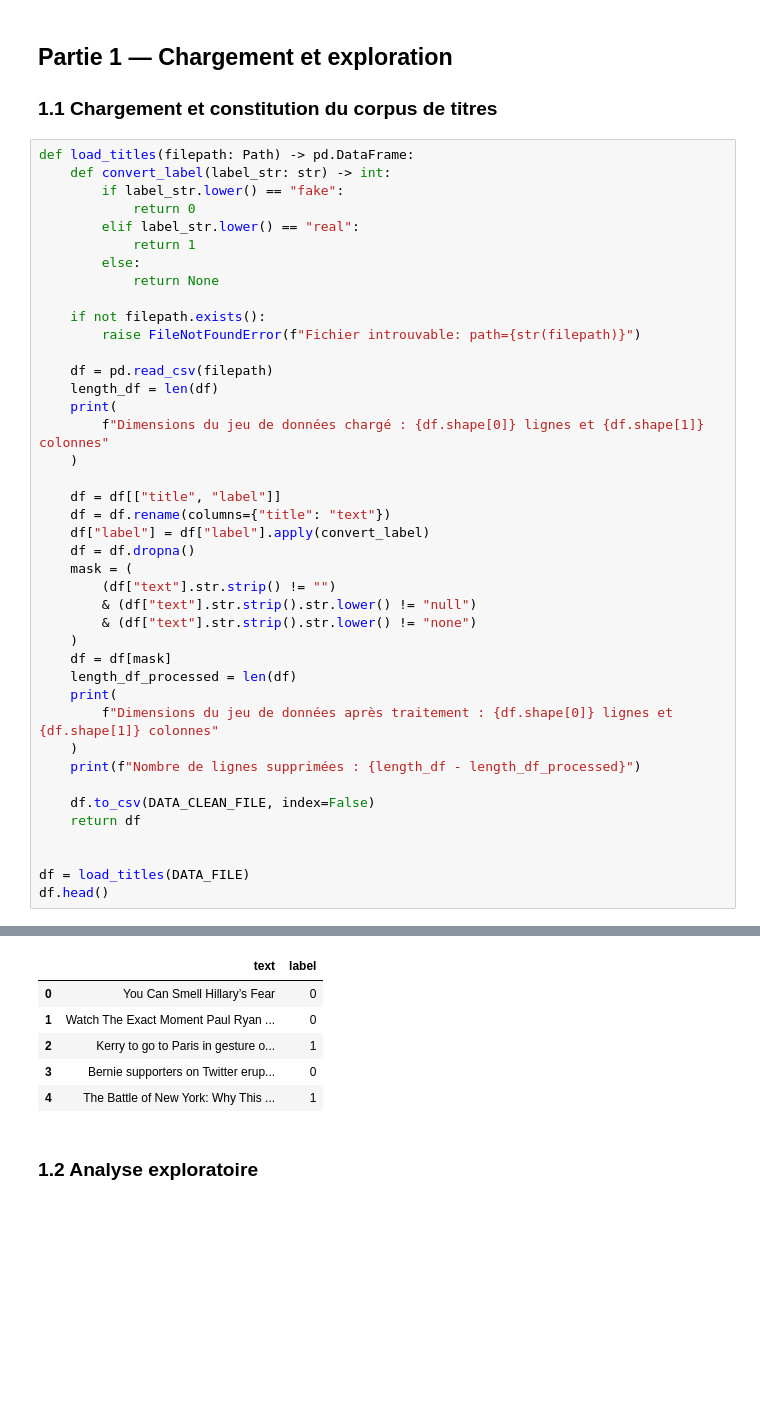
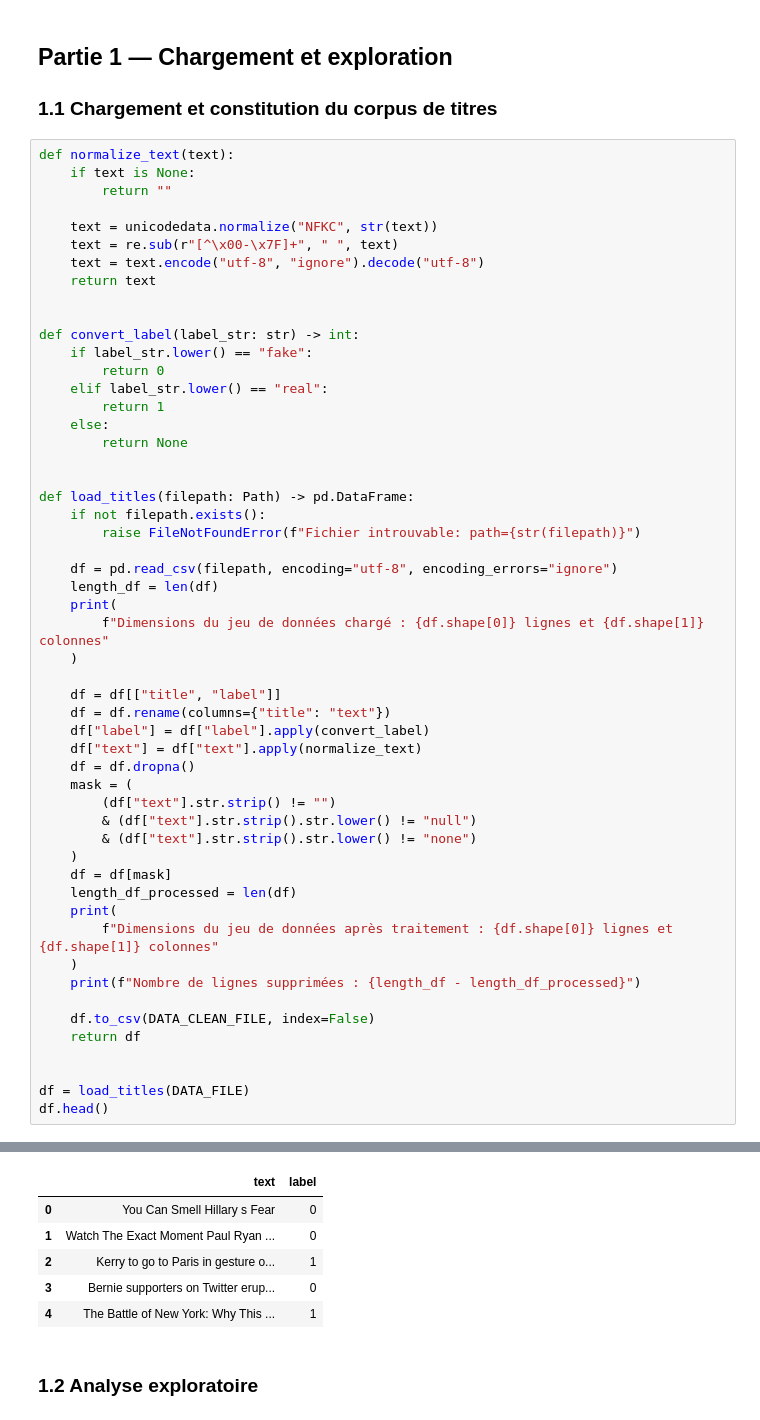
Before and after one commit to DamienDESSAUX-M2i/DESSAUX_Damien_ECF4, a Jupyter notebook: notebook/ecf_fake_news.ipynb, the cells around one changed output, grey strips where cells are left out. Saved outputs shown, nothing was run; the diff lists cells and outputs as text; blank space fills up the shorter version.

```diff
--- a/notebook/ecf_fake_news.ipynb
+++ b/notebook/ecf_fake_news.ipynb
@@ -93,52 +99,64 @@ PALETTE = sns.color_palette("colorblind")
 
 ### 1.1 Chargement et constitution du corpus de titres
 # %%
+def normalize_text(text):
+    if text is None:
+        return ""
+
+    text = unicodedata.normalize("NFKC", str(text))
+    text = re.sub(r"[^\x00-\x7F]+", " ", text)
+    text = text.encode("utf-8", "ignore").decode("utf-8")
+    return text
+
+
+def convert_label(label_str: str) -> int:
+    if label_str.lower() == "fake":
+        return 0
+    elif label_str.lower() == "real":
+        return 1
+    else:
+        return None
+
+
 def load_titles(filepath: Path) -> pd.DataFrame:
-    def convert_label(label_str: str) -> int:
-        if label_str.lower() == "fake":
-            return 0
-        elif label_str.lower() == "real":
-            return 1
-        else:
-            return None
-
     if not filepath.exists():
         raise FileNotFoundError(f"Fichier introuvable: path={str(filepath)}")
 
-    df = pd.read_csv(filepath)
+    df = pd.read_csv(filepath, encoding="utf-8", encoding_errors="ignore")
     length_df = len(df)
     print(
         f"Dimensions du jeu de données chargé : {df.shape[0]} lignes et {df.shape[1]} colonnes"
     )
 
     df = df[["title", "label"]]
     df = df.rename(columns={"title": "text"})
     df["label"] = df["label"].apply(convert_label)
+    df["text"] = df["text"].apply(normalize_text)
     df = df.dropna()
     mask = (
         (df["text"].str.strip() != "")
         & (df["text"].str.strip().str.lower() != "null")
         & (df["text"].str.strip().str.lower() != "none")
     )
     df = df[mask]
     length_df_processed = len(df)
     print(
         f"Dimensions du jeu de données après traitement : {df.shape[0]} lignes et {df.shape[1]} colonnes"
     )
     print(f"Nombre de lignes supprimées : {length_df - length_df_processed}")
 
     df.to_csv(DATA_CLEAN_FILE, index=False)
     return df
 
 
 df = load_titles(DATA_FILE)
 df.head()
 # %% [output]
 Dimensions du jeu de données chargé : 6335 lignes et 4 colonnes
 Dimensions du jeu de données après traitement : 6335 lignes et 2 colonnes
 Nombre de lignes supprimées : 0
 |  | text | label |
-| 0 | You Can Smell Hillary’s Fear | 0 |
+| 0 | You Can Smell Hillary s Fear | 0 |
 | 1 | Watch The Exact Moment Paul Ryan ... | 0 |
 | 2 | Kerry to go to Paris in gesture o... | 1 |
 | 3 | Bernie supporters on Twitter erup... | 0 |
```
Also changed, not shown: parts of 24 cells of this notebook, 7 other files.
